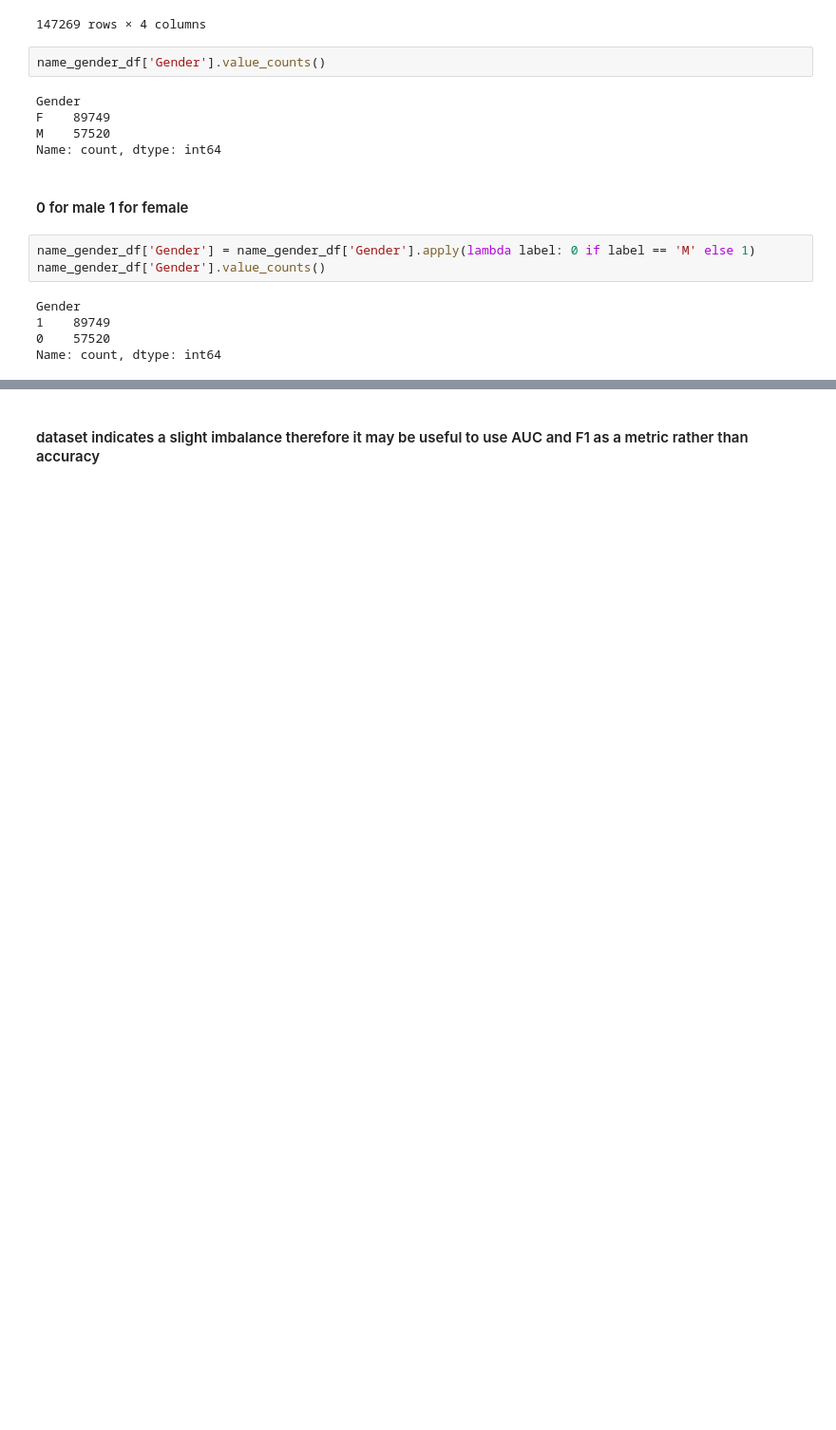
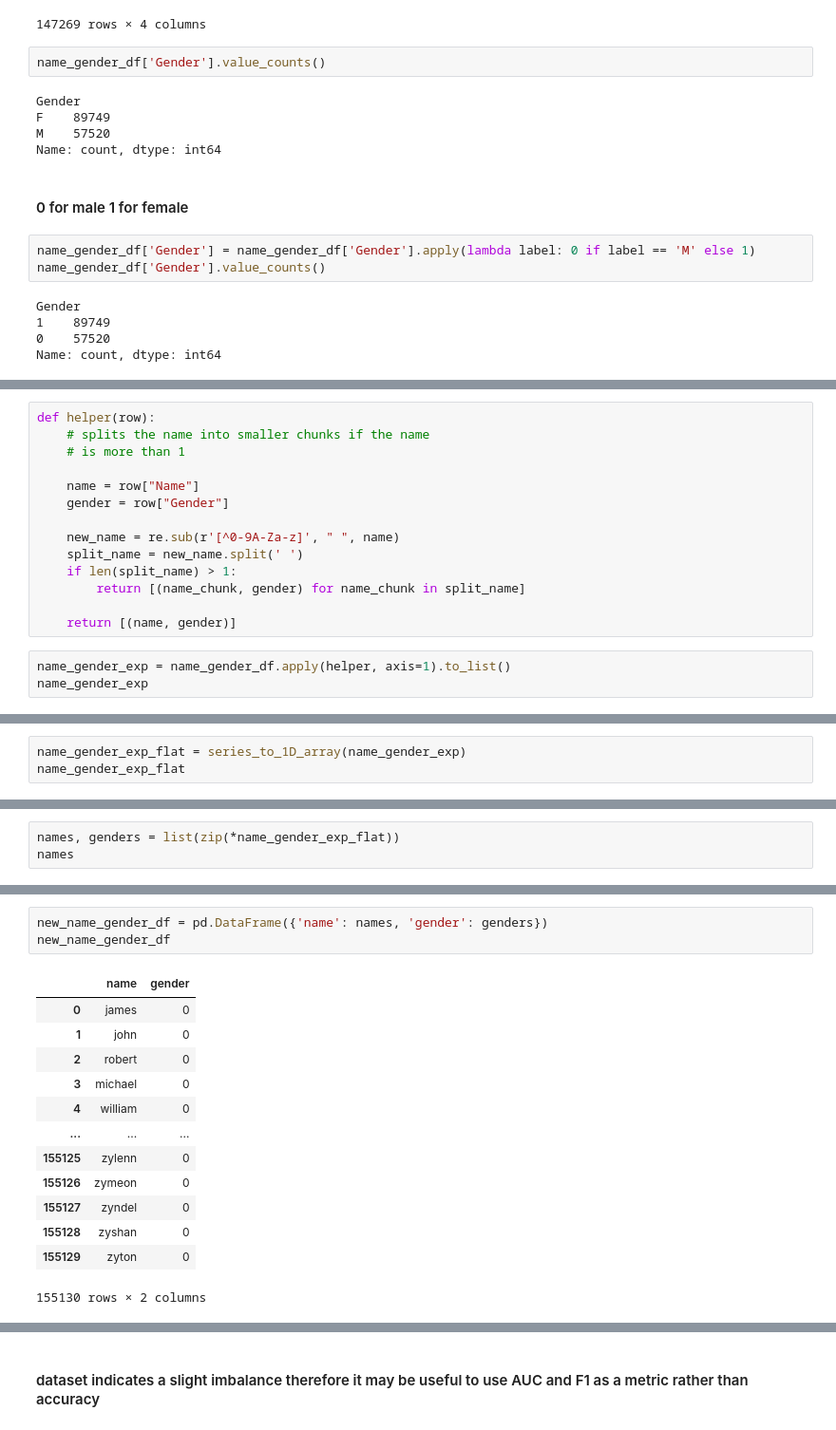
Before and after one commit to 08Aristodemus24/auto-job-app-sender, a Jupyter notebook: apps/experimentation.ipynb, the cells around one changed output, grey strips where cells are left out. Shown: that part at 95% size. Drawn from its saved outputs; the diff is of its cells as text; blank space fills up the shorter version.

```diff
--- a/apps/experimentation.ipynb
+++ b/apps/experimentation.ipynb
@@ -104,0 +129,17 @@ Name: count, dtype: int64
+# %%
+def helper(row):
+    # splits the name into smaller chunks if the name
+    # is more than 1
+
+    name = row["Name"]
+    gender = row["Gender"]
+
+    new_name = re.sub(r'[^0-9A-Za-z]', " ", name)
+    split_name = new_name.split(' ')
+    if len(split_name) > 1:
+        return [(name_chunk, gender) for name_chunk in split_name]
+
+    return [(name, gender)]
+# %%
+name_gender_exp = name_gender_df.apply(helper, axis=1).to_list()
+name_gender_exp
@@ -104,0 +164,3 @@ Name: count, dtype: int64
+# %%
+name_gender_exp_flat = series_to_1D_array(name_gender_exp)
+name_gender_exp_flat
@@ -104,0 +240,3 @@ Name: count, dtype: int64
+# %%
+names, genders = list(zip(*name_gender_exp_flat))
+names
@@ -105,2 +261,19 @@ Name: count, dtype: int64
+# %%
+new_name_gender_df = pd.DataFrame({'name': names, 'gender': genders})
+new_name_gender_df
+# %% [output]
+|  | name | gender |
+| 0 | james | 0 |
+| 1 | john | 0 |
+| 2 | robert | 0 |
+| 3 | michael | 0 |
+| 4 | william | 0 |
+| ... | ... | ... |
+| 155125 | zylenn | 0 |
+| 155126 | zymeon | 0 |
+| 155127 | zyndel | 0 |
+| 155128 | zyshan | 0 |
+| 155129 | zyton | 0 |
+155130 rows × 2 columns
 # %%
 # split into training and testing
```
Also changed, not shown: parts of 36 cells of this notebook, 2 other files.
